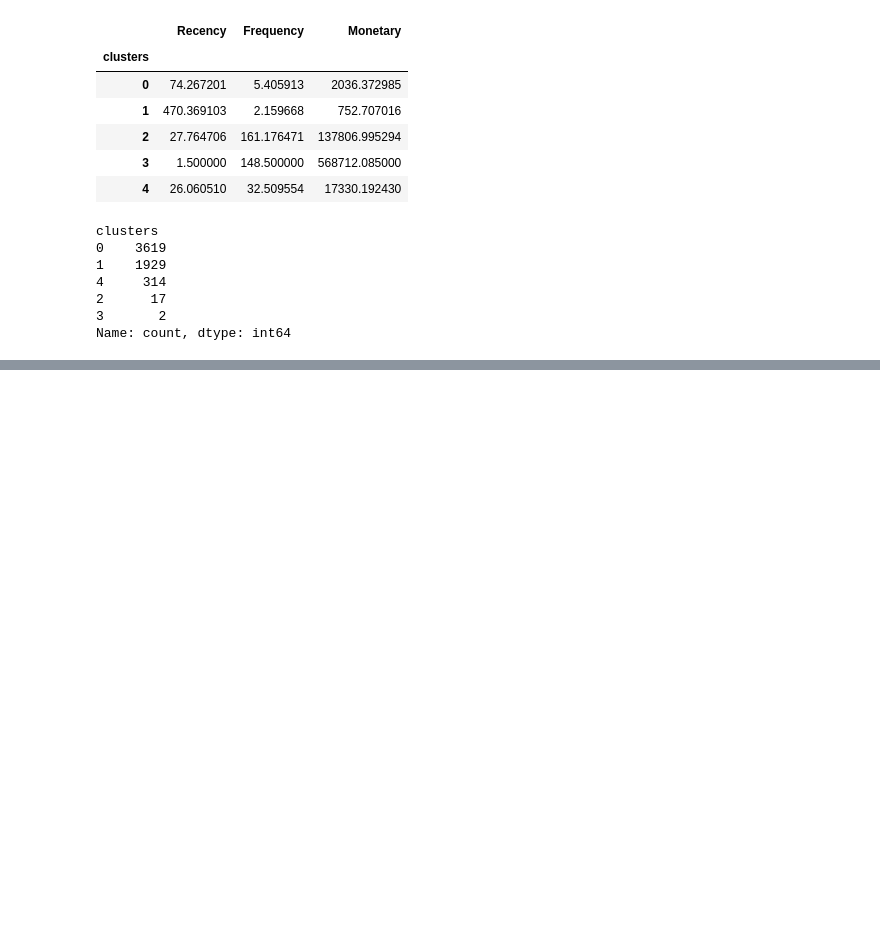
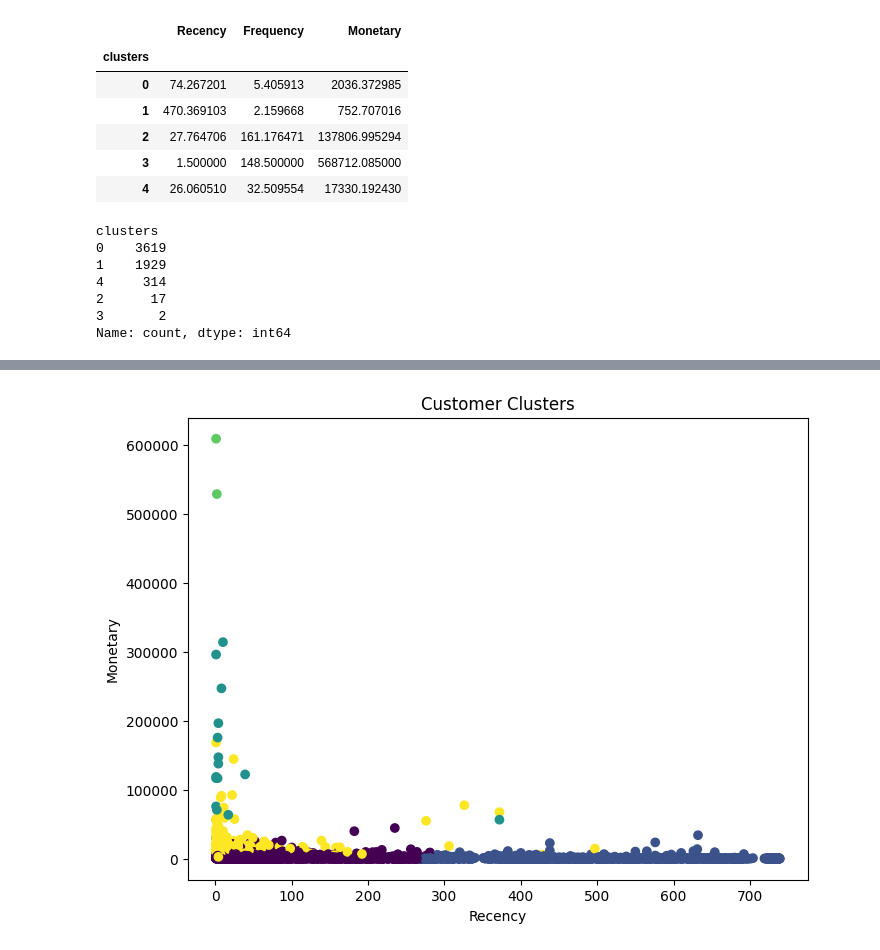
Before and after one commit to Yogesh-BCA-Ds/ML-Small-Projects_1, a Jupyter notebook: unsupervised learning/unsupervised_learning.ipynb, the cells around one changed output, grey strips where cells are left out. Cells and saved outputs as stored; diff of their text form; code cells hidden in the pictures; blank space fills up the shorter version.

```diff
--- a/unsupervised learning/unsupervised_learning.ipynb
+++ b/unsupervised learning/unsupervised_learning.ipynb
@@ -472,0 +618,16 @@ Name: count, dtype: int64
+# %%
+plt.figure(figsize=(8,6))
+
+plt.scatter(
+    kmean_rfm["Recency"],
+    kmean_rfm["Monetary"],
+    c=kmean_rfm["clusters"]
+)
+
+plt.title("Customer Clusters")
+plt.xlabel("Recency")
+plt.ylabel("Monetary")
+
+plt.show()
+# %% [output]
+[figure, added]
```
Also changed, not shown: parts of 58 cells of this notebook.
